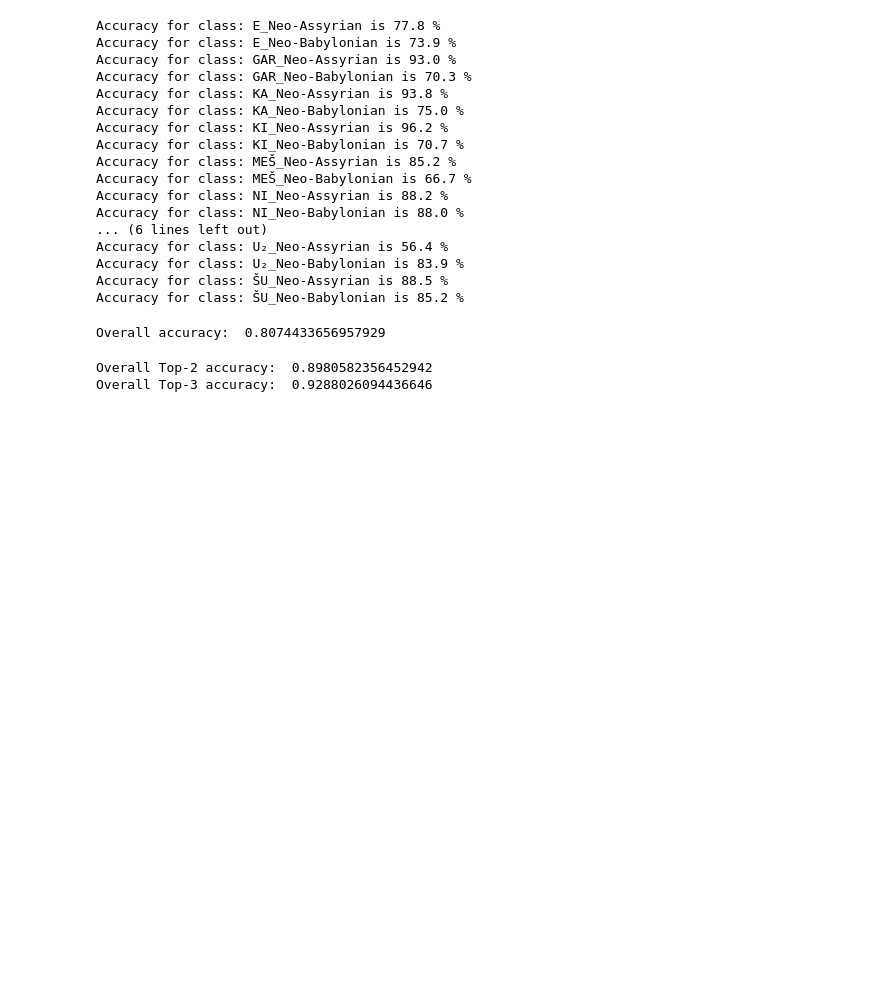
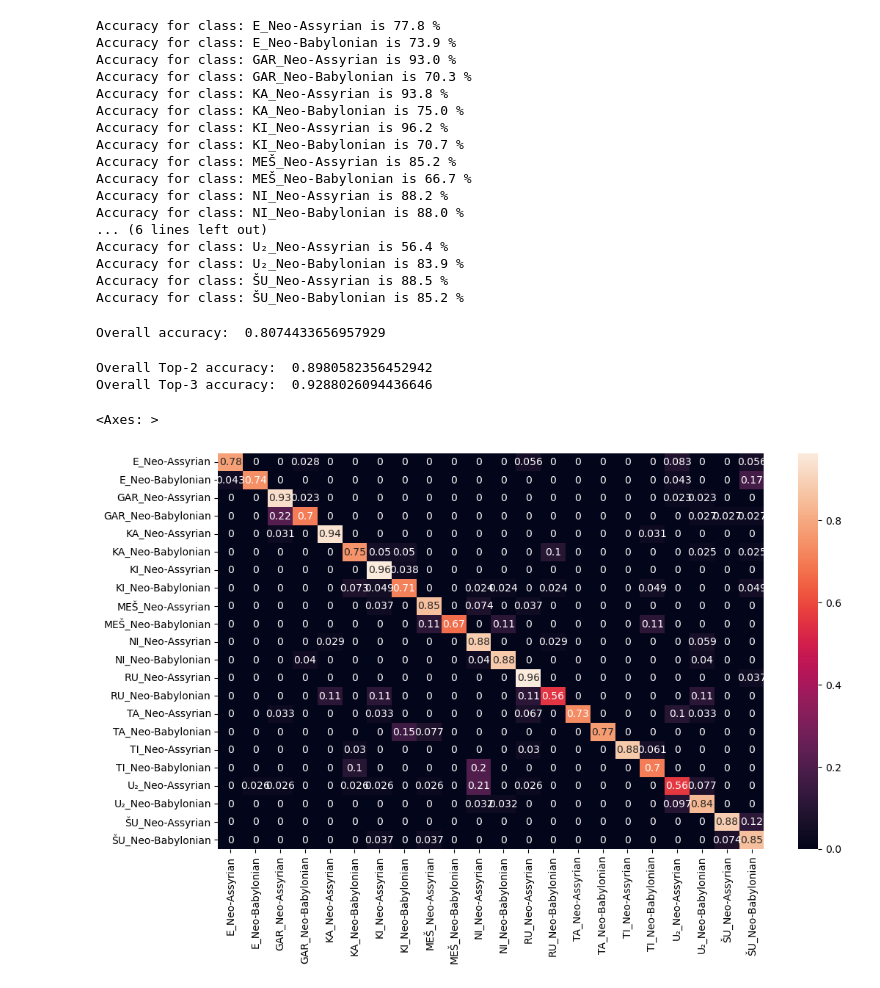
Before and after one commit to ElectronicBabylonianLiterature/signs-classification, a Jupyter notebook: visualizations/trained_resnet101_CDP.ipynb, the cells around one changed output. Drawn from its saved outputs; the diff is of its cells as text; code cells hidden in the pictures; blank space fills up the shorter version.

Commit message:
added heatmap

```diff
--- a/visualizations/trained_resnet101_CDP.ipynb
+++ b/visualizations/trained_resnet101_CDP.ipynb
@@ -101,3 +106,13 @@ print("Overall Top-3 accuracy: ",float(top_3))
 # %% [output]
 Overall Top-2 accuracy:  0.8980582356452942
 Overall Top-3 accuracy:  0.9288026094436646
+# %%
+cf_matrix = confusion_matrix(true_values, torch.max(preds,1)[1])
+df_cm = pd.DataFrame(cf_matrix / np.sum(cf_matrix, axis=1)[:, None], index = [idx_to_class[i] for i in idx_to_class],
+                    columns = [idx_to_class[i] for i in idx_to_class])
+# %%
+plt.figure(figsize = (12,7))
+sn.heatmap(df_cm, annot=True)
+# %% [output]
+<Axes: >
+[figure, added]
```
Also changed, not shown: parts of 1 cell of this notebook.
